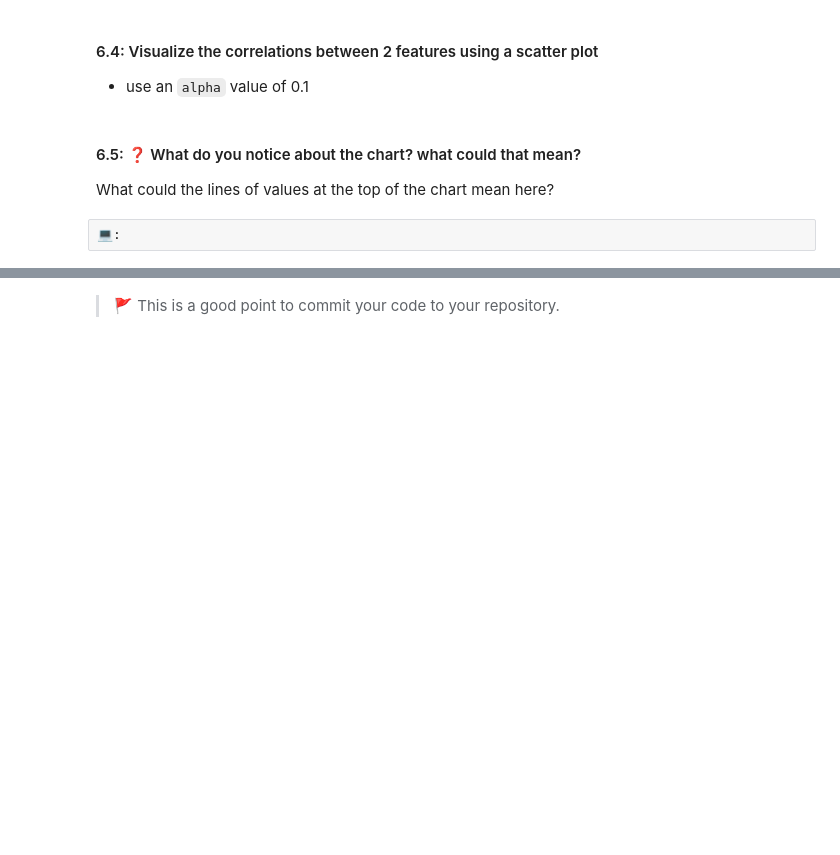
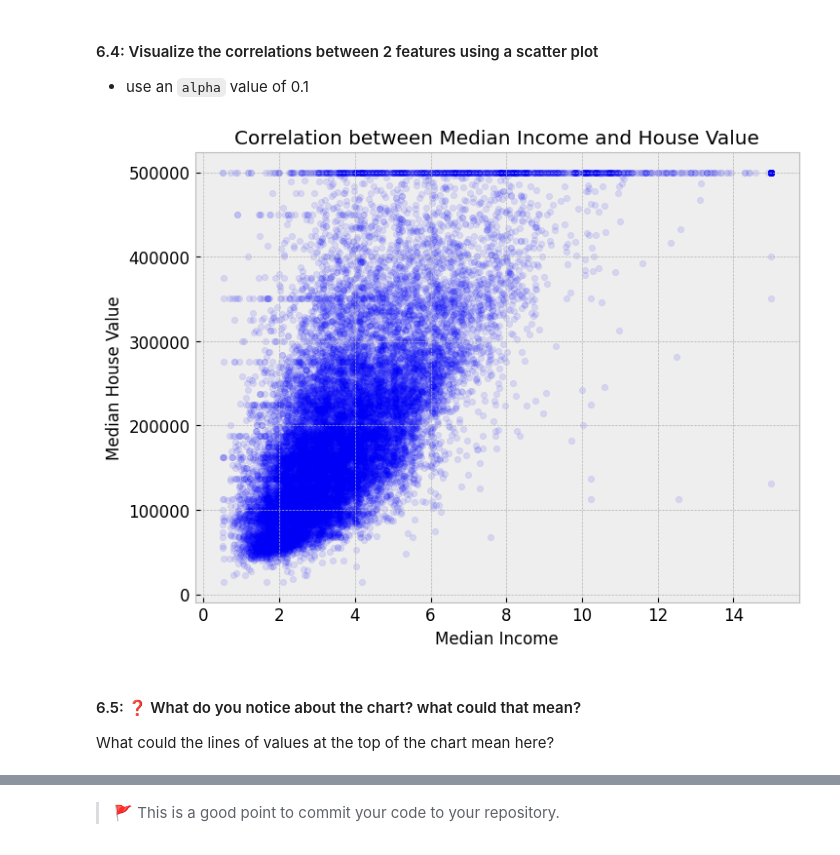
Before and after one commit to IT4063-Spring2025/eda-assignment-grandhvj, a Jupyter notebook: notebook.ipynb, the cells around one changed output, grey strips where cells are left out. Drawn from its saved outputs; the diff is of its cells as text; code cells hidden in the pictures; blank space fills up the shorter version.

```diff
--- a/notebook.ipynb
+++ b/notebook.ipynb
@@ -304,5 +365,13 @@ sort the results in descending order
+# %%
+# 💻 Plot the scatter plot for just (median_income and median_house_value)
+housing.plot(kind="scatter", x="median_income", y="median_house_value",
+             alpha=0.1, figsize=(8, 6))
+plt.xlabel("Median Income")
+plt.ylabel("Median House Value")
+plt.title("Correlation between Median Income and House Value")
+plt.show()
+# %% [output]
+[figure, added]
 # %% [markdown]
 #### 6.5: ❓ What do you notice about the chart? what could that mean?
 What could the lines of values at the top of the chart mean here?
-# %% [raw]
-💻:
```
Also changed, not shown: parts of 11 cells of this notebook.
